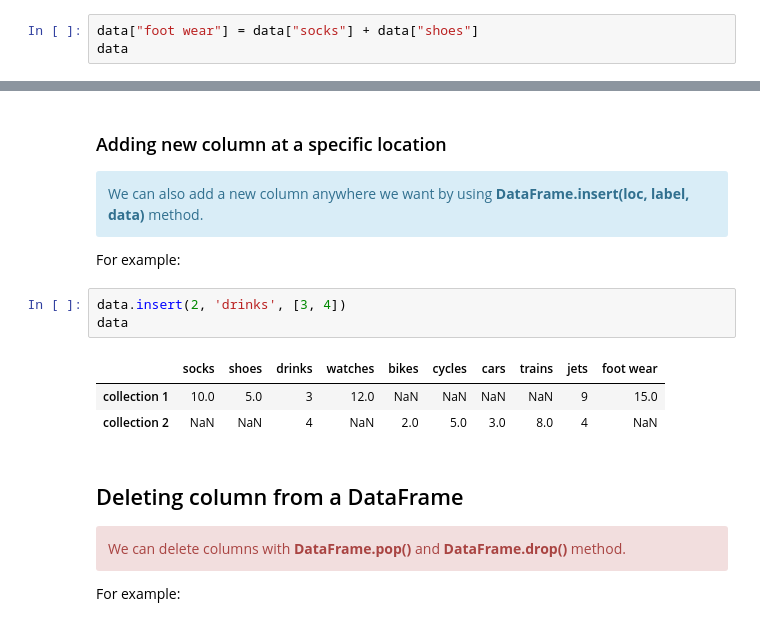
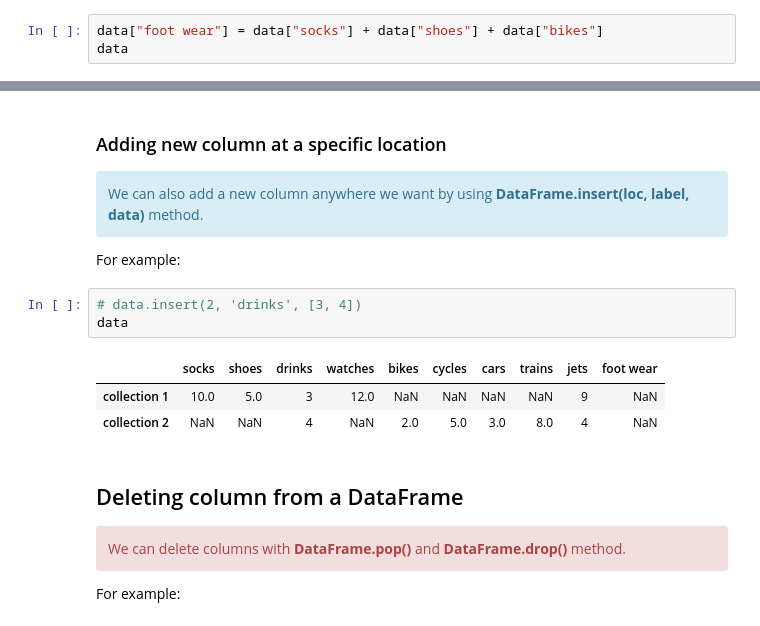
Before and after one commit to vladbandurin/Python4DS, a Jupyter notebook: notebooks/lectures/10_Pandas-tutorial.ipynb, the cells around one changed output, grey strips where cells are left out. Drawn from its saved outputs; the diff is of its cells as text.

```diff
--- a/notebooks/lectures/10_Pandas-tutorial.ipynb
+++ b/notebooks/lectures/10_Pandas-tutorial.ipynb
@@ -558,7 +565,7 @@ We can also add new columns to our DataFrame by using arithmetic operations betw
 
 Let's see an example:
 # %%
-data["foot wear"] = data["socks"] + data["shoes"]
+data["foot wear"] = data["socks"] + data["shoes"] + data["bikes"]
 data
 # %% [output]
 |  | socks | shoes | watches | bikes | cycles | cars | trains | jets | foot wear |
@@ -573,11 +580,11 @@ We can also add a new column anywhere we want by using <b>DataFrame.insert(loc,
 
 For example:
 # %%
-data.insert(2, 'drinks', [3, 4])
+# data.insert(2, 'drinks', [3, 4])
 data
 # %% [output]
 |  | socks | shoes | drinks | watches | bikes | cycles | cars | trains | jets | foot wear |
-| collection 1 | 10.0 | 5.0 | 3 | 12.0 | NaN | NaN | NaN | NaN | 9 | 15.0 |
+| collection 1 | 10.0 | 5.0 | 3 | 12.0 | NaN | NaN | NaN | NaN | 9 | NaN |
 | collection 2 | NaN | NaN | 4 | NaN | 2.0 | 5.0 | 3.0 | 8.0 | 4 | NaN |
 # %% [markdown]
 ## Deleting column from a DataFrame
```
Also changed, not shown: parts of 37 cells of this notebook.
